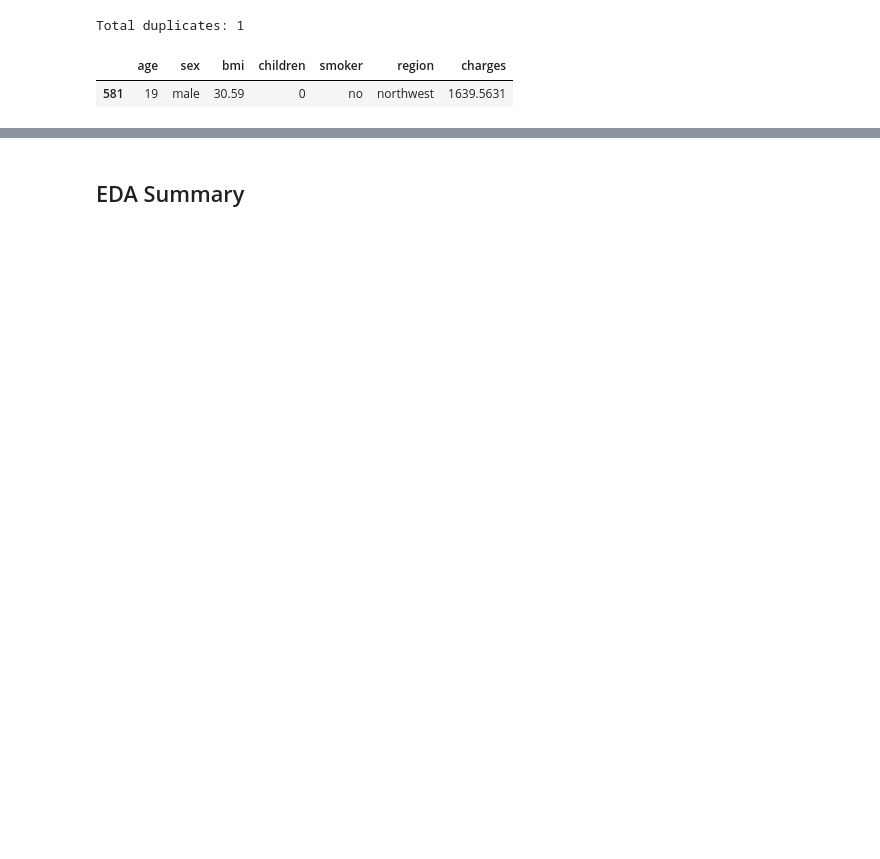
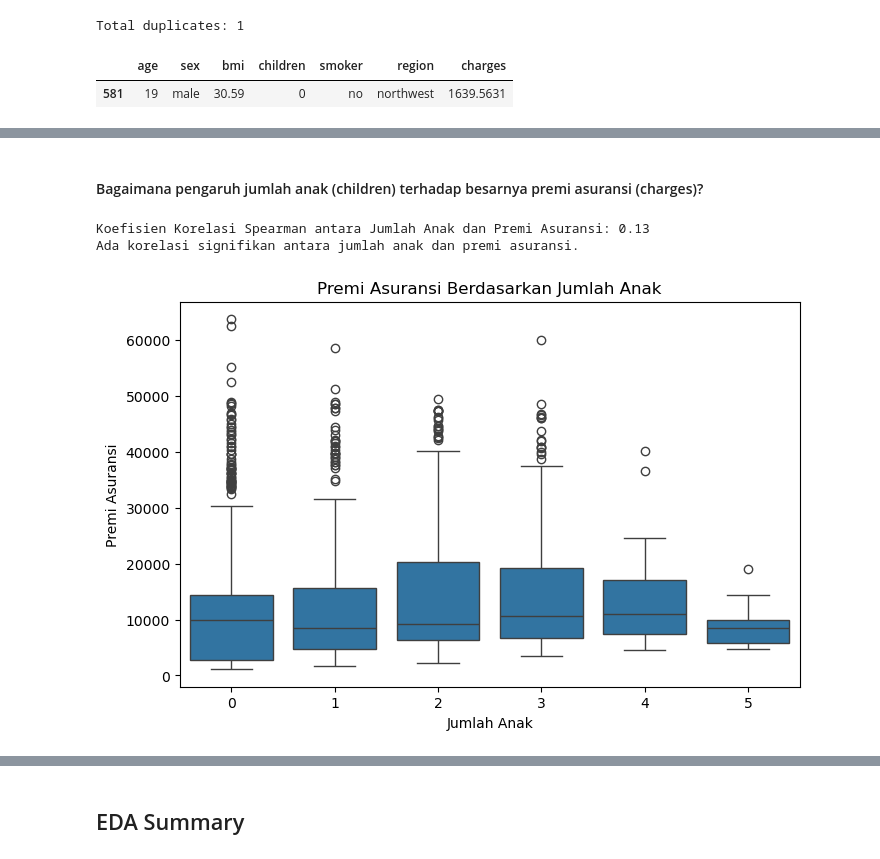
Before and after one commit to karenlontoh/p1_non_graded_challenge, a Jupyter notebook: non_graded_challenge.ipynb, the cells around one changed output, grey strips where cells are left out. Cells and saved outputs as stored; diff of their text form; code cells hidden in the pictures; blank space fills up the shorter version.

```diff
--- a/non_graded_challenge.ipynb
+++ b/non_graded_challenge.ipynb
@@ -551,0 +619,22 @@ Total duplicates: 1
+# %% [markdown]
+#### Bagaimana pengaruh jumlah anak (children) terhadap besarnya premi asuransi (charges)?
+# %%
+# Korelasi antara jumlah anak dan premi asuransi
+corr_children_charges, p_value_children_charges = stats.spearmanr(df['children'], df['charges'])
+print(f"Koefisien Korelasi Spearman antara Jumlah Anak dan Premi Asuransi: {corr_children_charges:.2f}")
+if p_value_children_charges < 0.05:
+    print("Ada korelasi signifikan antara jumlah anak dan premi asuransi.")
+else:
+    print("Tidak ada korelasi signifikan antara jumlah anak dan premi asuransi.")
+
+# Plot
+plt.figure(figsize=(8, 5))
+sns.boxplot(x='children', y='charges', data=df)
+plt.title('Premi Asuransi Berdasarkan Jumlah Anak')
+plt.xlabel('Jumlah Anak')
+plt.ylabel('Premi Asuransi')
+plt.show()
+# %% [output]
+Koefisien Korelasi Spearman antara Jumlah Anak dan Premi Asuransi: 0.13
+Ada korelasi signifikan antara jumlah anak dan premi asuransi.
+[figure, added]
```
Also changed, not shown: parts of 75 cells of this notebook.
